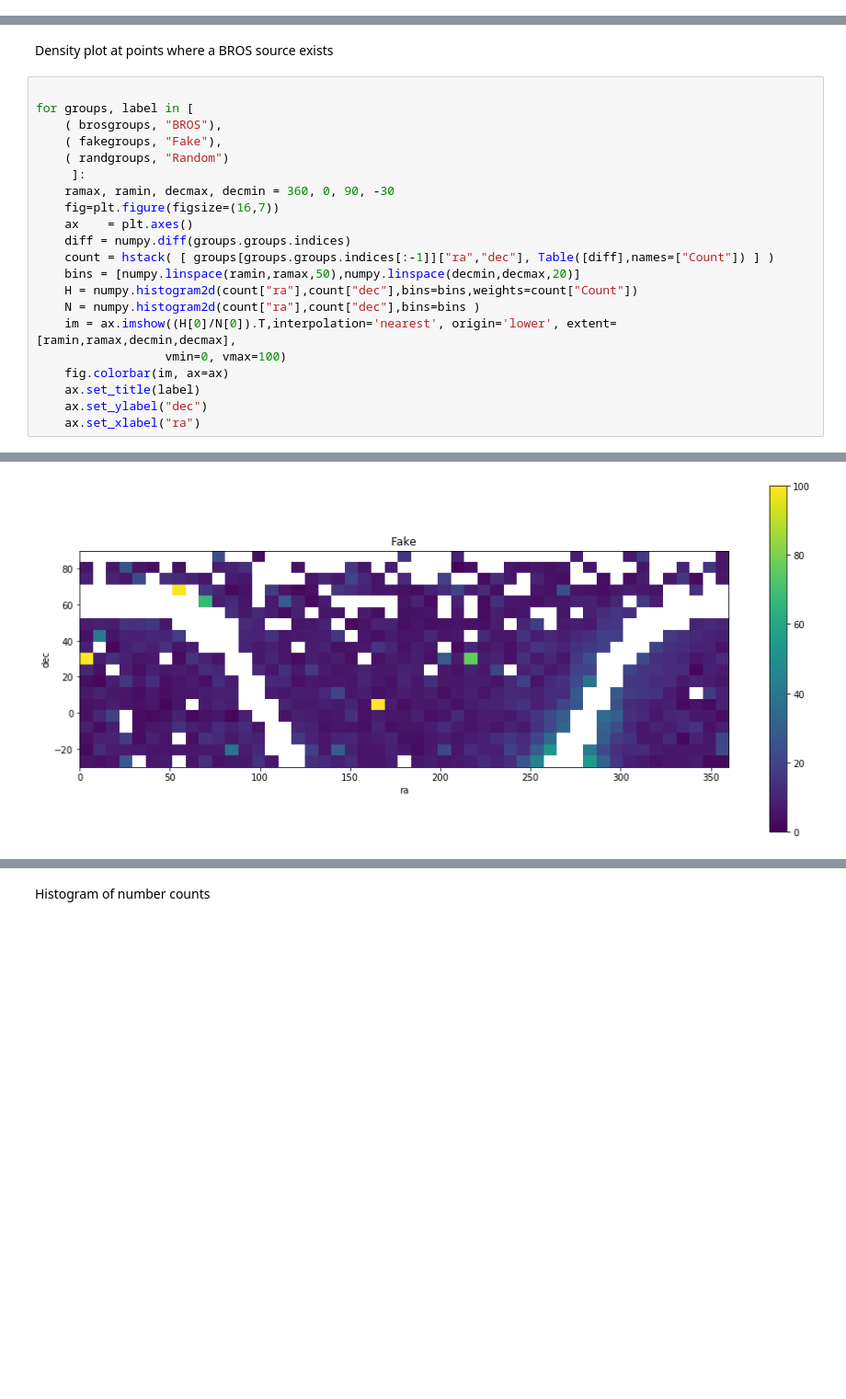
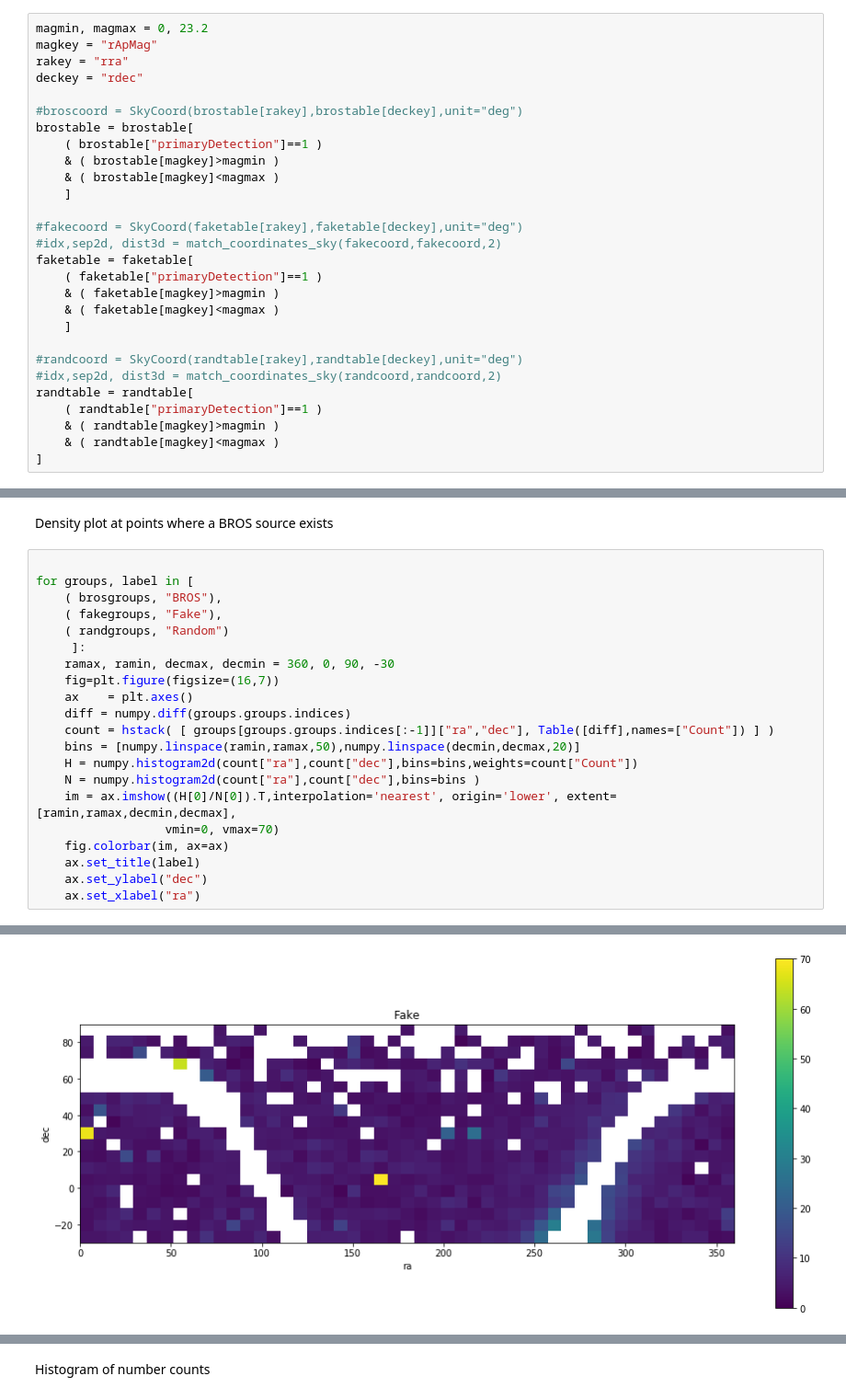
Before and after one commit to youtsumi/BROS, a Jupyter notebook: dNdr.ipynb, the cells around one changed output, grey strips where cells are left out. Shown at 92% size. Drawn from its saved outputs; the diff is of its cells as text; blank space fills up the shorter version.

```diff
--- a/dNdr.ipynb
+++ b/dNdr.ipynb
@@ -103,4 +103,32 @@ randtable
 | 77.0761 -22.6815 | 77.0761121862 | -22.681548847 | 80780770760212975 | 0.0268580465136 | 1 | 0 | 77.07604776 | -22.6810914 | 23.8822994232 | ... |
 | 264.54 13.8962 | 264.540216656 | 13.8961778569 | 124672645372149732 | 0.257882856453 | 1 | 1 | 264.53721264 | 13.89935275 | 21.4393997192 | ... |
 | 264.54 13.8962 | 264.540216656 | 13.8961778569 | 124672645360108478 | 0.277184099673 | 1 | 0 | 264.53598303 | 13.89831831 | -999.0 | ... |
+# %%
+magmin, magmax = 0, 23.2
+magkey = "rApMag"
+rakey = "rra"
+deckey = "rdec"
+
+#broscoord = SkyCoord(brostable[rakey],brostable[deckey],unit="deg")
+brostable = brostable[
+    ( brostable["primaryDetection"]==1 )
+    & ( brostable[magkey]>magmin )
+    & ( brostable[magkey]<magmax )
+    ]
+
+#fakecoord = SkyCoord(faketable[rakey],faketable[deckey],unit="deg")
+#idx,sep2d, dist3d = match_coordinates_sky(fakecoord,fakecoord,2)
+faketable = faketable[
+    ( faketable["primaryDetection"]==1 )
+    & ( faketable[magkey]>magmin )
+    & ( faketable[magkey]<magmax )
+    ]
+
+#randcoord = SkyCoord(randtable[rakey],randtable[deckey],unit="deg")
+#idx,sep2d, dist3d = match_coordinates_sky(randcoord,randcoord,2)
+randtable = randtable[
+    ( randtable["primaryDetection"]==1 )
+    & ( randtable[magkey]>magmin )
+    & ( randtable[magkey]<magmax )
+]
 # %%
@@ -237,7 +250,7 @@ for groups, label in [
     H = numpy.histogram2d(count["ra"],count["dec"],bins=bins,weights=count["Count"])
     N = numpy.histogram2d(count["ra"],count["dec"],bins=bins )
     im = ax.imshow((H[0]/N[0]).T,interpolation='nearest', origin='lower', extent=[ramin,ramax,decmin,decmax],
-                  vmin=0, vmax=100)
+                  vmin=0, vmax=70)
     fig.colorbar(im, ax=ax)
     ax.set_title(label)
     ax.set_ylabel("dec")
@@ -247 +260 @@ for groups, label in [
-[figure, old version]
+[figure, new version]
```
Also changed, not shown: parts of 19 cells of this notebook.
